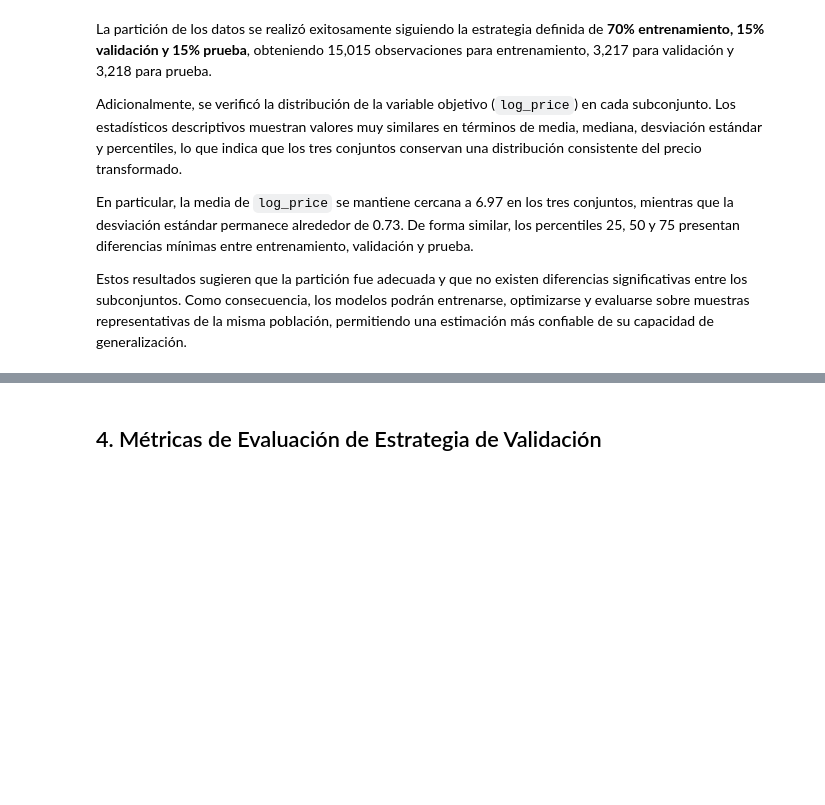
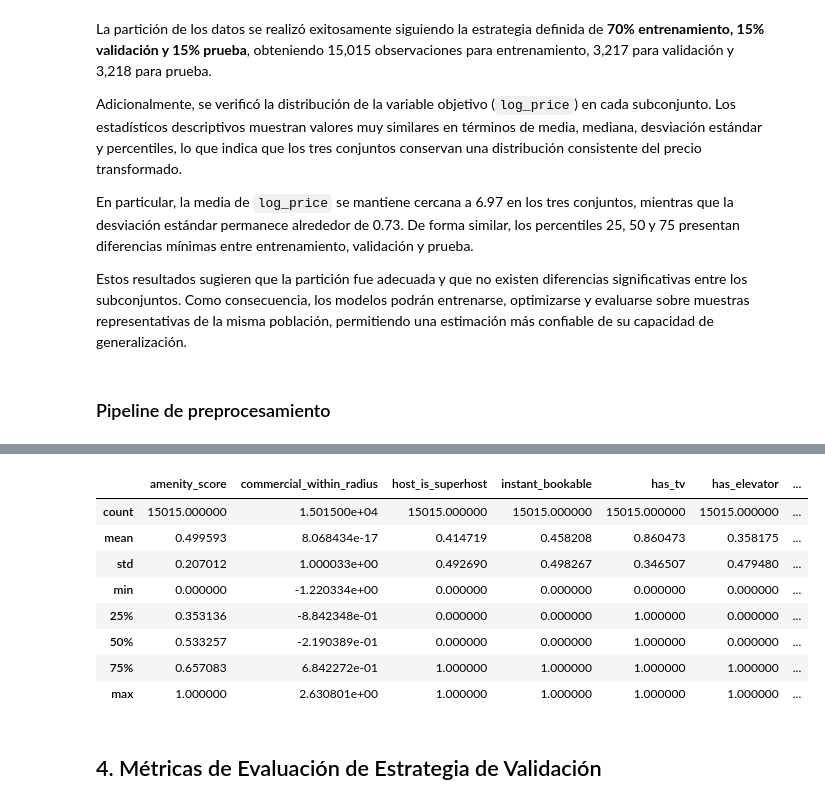
Before and after one commit to josue-rdgzcb/airbnb-price-prediction-mexico-city, a Jupyter notebook: notebooks/03_modeling.ipynb, the cells around one changed output, grey strips where cells are left out. Saved outputs shown, nothing was run; the diff lists cells and outputs as text; code cells hidden in the pictures; blank space fills up the shorter version.

```diff
--- a/notebooks/03_modeling.ipynb
+++ b/notebooks/03_modeling.ipynb
@@ -189,3 +179,64 @@ Adicionalmente, se verificó la distribución de la variable objetivo (`log_pric
 En particular, la media de `log_price` se mantiene cercana a 6.97 en los tres conjuntos, mientras que la desviación estándar permanece alrededor de 0.73. De forma similar, los percentiles 25, 50 y 75 presentan diferencias mínimas entre entrenamiento, validación y prueba.
 
 Estos resultados sugieren que la partición fue adecuada y que no existen diferencias significativas entre los subconjuntos. Como consecuencia, los modelos podrán entrenarse, optimizarse y evaluarse sobre muestras representativas de la misma población, permitiendo una estimación más confiable de su capacidad de generalización.
+# %% [markdown]
+### Pipeline de preprocesamiento
+# %%
+# PREPROCESSING PIPELINE
+
+# Import preprocessing pipeline
+from src.preprocess.preprocess_features import (
+    fit_preprocessing_pipeline,
+    transform_preprocessing_pipeline
+)
+
+# Fit preprocessing components using only training data
+preprocessors = fit_preprocessing_pipeline(
+    X_train
+)
+
+# Transform training set
+X_train_processed = transform_preprocessing_pipeline(
+    X_train,
+    preprocessors
+)
+
+# Transform validation set
+X_val_processed = transform_preprocessing_pipeline(
+    X_val,
+    preprocessors
+)
+
+# Transform test set
+X_test_processed = transform_preprocessing_pipeline(
+    X_test,
+    preprocessors
+)
+
+# Display resulting shapes
+print("=" * 50)
+print("PREPROCESSING COMPLETED")
+print("=" * 50)
+
+print(f"X_train_processed: {X_train_processed.shape}")
+print(f"X_val_processed:   {X_val_processed.shape}")
+print(f"X_test_processed:  {X_test_processed.shape}")
+
+# Check for missing values
+print()
+print("=" * 50)
+print("MISSING VALUES CHECK")
+print("=" * 50)
+
+print(f"Train missing values: {X_train_processed.isna().sum().sum()}")
+print(f"Validation missing values: {X_val_processed.isna().sum().sum()}")
+print(f"Test missing values: {X_test_processed.isna().sum().sum()}")
+
+# Summary statistics of processed training set
+pd.set_option("display.max_columns", None)
+print()
+print("=" * 50)
+print("TRAINING DATA SUMMARY STATISTICS")
+print("=" * 50)
+X_train_processed.describe(include="all")
+# %% [output]
@@ -192,3 +260,12 @@ Estos resultados sugieren que la partición fue adecuada y que no existen difere
+|  | amenity_score | commercial_within_radius | host_is_superhost | instant_bookable | has_tv | has_elevator | ... |
+| count | 15015.000000 | 1.501500e+04 | 15015.000000 | 15015.000000 | 15015.000000 | 15015.000000 | ... |
+| mean | 0.499593 | 8.068434e-17 | 0.414719 | 0.458208 | 0.860473 | 0.358175 | ... |
+| std | 0.207012 | 1.000033e+00 | 0.492690 | 0.498267 | 0.346507 | 0.479480 | ... |
+| min | 0.000000 | -1.220334e+00 | 0.000000 | 0.000000 | 0.000000 | 0.000000 | ... |
+| 25% | 0.353136 | -8.842348e-01 | 0.000000 | 0.000000 | 1.000000 | 0.000000 | ... |
+| 50% | 0.533257 | -2.190389e-01 | 0.000000 | 0.000000 | 1.000000 | 0.000000 | ... |
+| 75% | 0.657083 | 6.842272e-01 | 1.000000 | 1.000000 | 1.000000 | 1.000000 | ... |
+| max | 1.000000 | 2.630801e+00 | 1.000000 | 1.000000 | 1.000000 | 1.000000 | ... |
 # %% [markdown]
 ## 4. Métricas de Evaluación de Estrategia de Validación
 # %% [markdown]
```
Also changed, not shown: parts of 34 cells of this notebook.
